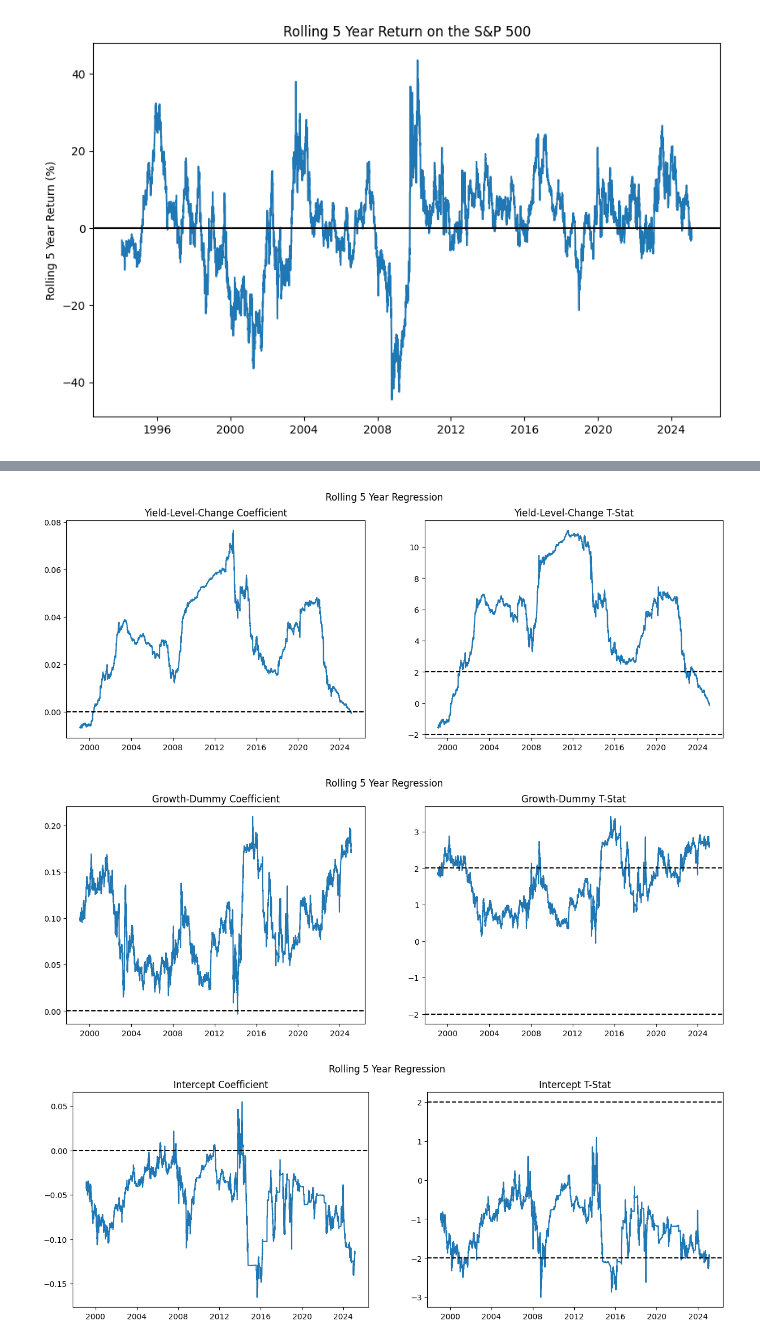
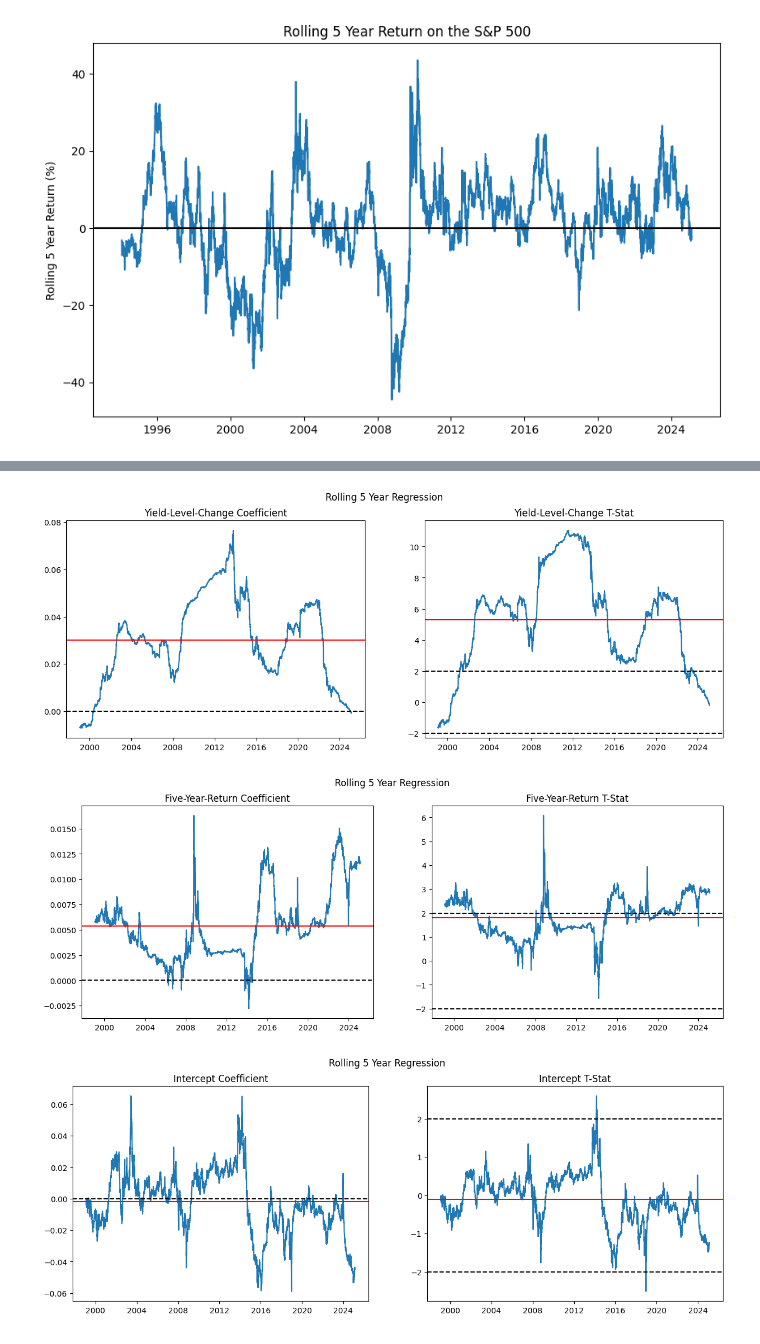
Before and after one commit to andrewhall1124/macro-finance-project, a Jupyter notebook: main.ipynb, the cells around one changed output, grey strips where cells are left out. Saved outputs shown, nothing was run; the diff lists cells and outputs as text; code cells hidden in the pictures.

Commit message:
Added mean lines.

```diff
--- a/main.ipynb
+++ b/main.ipynb
@@ -197,12 +197,17 @@ def plot_rolling_results(
     axes[1].set_xlabel(None)
     axes[1].set_ylabel(None)
 
-    # Lines
+    # X-axis
     axes[0].axhline(y=0, color='k', ls='--')
 
+    # T-Stat boundaries
     axes[1].axhline(y=-2, color='k', ls='--')
     axes[1].axhline(y=2, color='k', ls='--')
 
+    # Mean
+    axes[0].axhline(y=rolling_df[f'{variable}_coefficient'].mean(), color='red')
+    axes[1].axhline(y=rolling_df[f'{variable}_t_stat'].mean(), color='red')
+
     plt.show()
 # %% [markdown]
 # Standard Results
@@ -283,11 +288,11 @@ df = (
         .exp()
         .sub(1)
         .mul(100)
-        .alias('ret_5y')
+        .alias('five_year_return')
     )
     .with_columns(
         pl.when(
-            pl.col('ret_5y') >= 0
+            pl.col('five_year_return') >= 0
         )
         .then(
             pl.lit(1)
@@ -297,7 +302,7 @@ df = (
         )
         .alias('growth_dummy')
     )
-    .filter(pl.col('ret_5y').is_not_null())
+    .filter(pl.col('five_year_return').is_not_null())
 )
 
 df
@@ -355,25 +358,25 @@ Notes:
 # %%
 rolling_df_2 = rolling_regression(
     df,
-    x=['yield_level_change', 'growth_dummy'],
+    x=['yield_level_change', 'five_year_return'],
     y='ret'
 )
 
 plot_rolling_results(
     rolling_df=rolling_df_2,
     variable='yield_level_change',
 )
 
 plot_rolling_results(
     rolling_df=rolling_df_2,
-    variable='growth_dummy',
+    variable='five_year_return',
 )
 
 plot_rolling_results(
     rolling_df=rolling_df_2,
     variable='intercept',
 )
 # %% [output]
-[figure, old version]
+[figure, new version]
-[figure, old version]
+[figure, new version]
-[figure, old version]
+[figure, new version]
```
Also changed, not shown: parts of 7 cells of this notebook.
